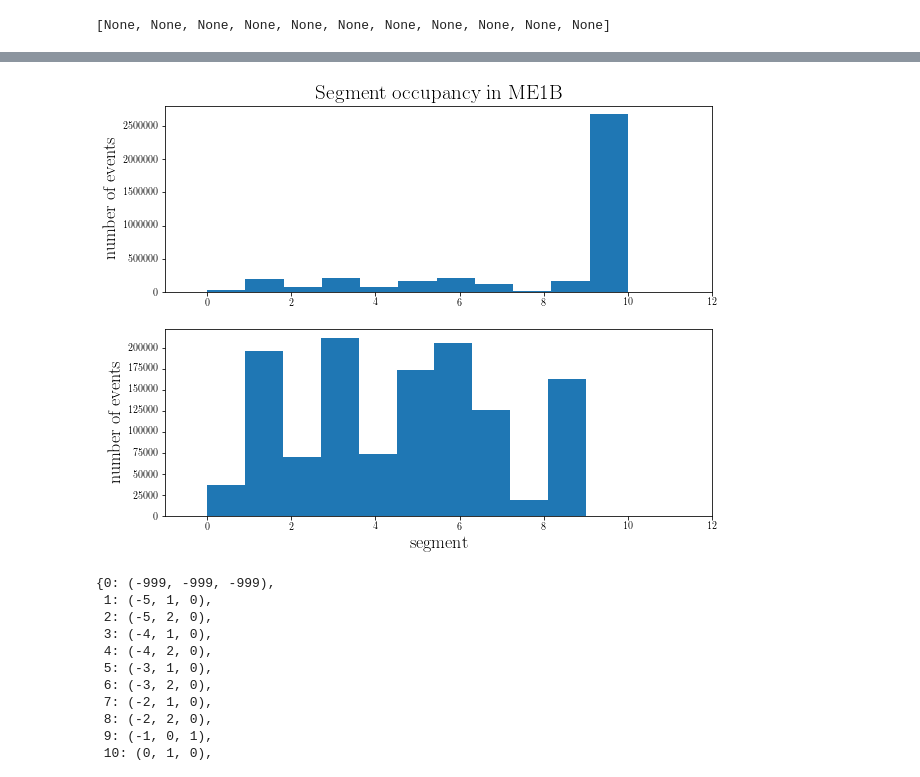
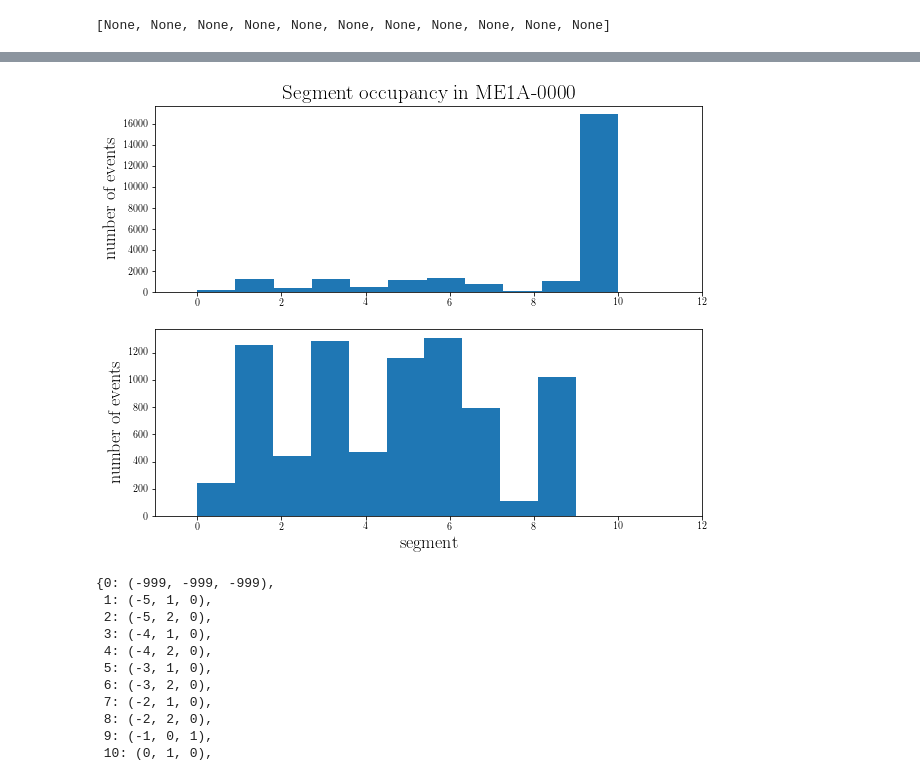
Before and after one commit to faizaakbar/ANNMINERvA, a Jupyter notebook: visualize_planecode_occupancy_stats.ipynb, the cells around one changed output, grey strips where cells are left out. Cells and saved outputs as stored; diff of their text form; code cells hidden in the pictures.

```diff
--- a/visualize_planecode_occupancy_stats.ipynb
+++ b/visualize_planecode_occupancy_stats.ipynb
@@ -18,7 +18,7 @@ def decode_eventid(eventid):
     run = eventid
     return (run, subrun, gate, phys_evt)
 # %%
-f = h5py.File('../hdf5/minosmatch_nukecczdefs_genallzwitht_pcodecap66_127x50x25_xtxutuvtv_me1Bmc.hdf5', 'r')
+f = h5py.File('../hdf5/minosmatch_nukecczdefs_genallzwitht_pcodecap66_127x94x47_xuv_me1Amc_0000.hdf5', 'r')
 # %%
 len(f['eventids'][:])
 # %% [output]
@@ -136,22 +140,22 @@ len(new_data)
 # %%
 fig = plt.figure(figsize=(8, 6))
 fig.subplots_adjust(bottom=0.025, left=0.025, top=0.975, right=0.975)
 
 ax1 = plt.subplot(2, 1, 1)
 _, _, _ = plt.hist(new_data, bins=11, range=(0, 10))
 plt.xlim(-1, 12)
-plt.title('Segment occupancy in ME1B', fontsize=21)
+plt.title('Segment occupancy in ME1A-0000', fontsize=21)
 plt.ylabel('number of events', fontsize=18)
 
 ax2 = plt.subplot(2, 1, 2)
 _, _, _ = plt.hist(new_data, bins=10, range=(0, 9))
 plt.xlim(-1, 12)
 plt.xlabel('segment', fontsize=18)
 plt.ylabel('number of events', fontsize=18)
 
-fig.savefig('segment_occupancy_me1Bmc.pdf', bbox_inches='tight')
+fig.savefig('segment_occupancy_me1Amc_0000.pdf', bbox_inches='tight')
 # %% [output]
-[figure, old version]
+[figure, new version]
 # %%
 import plane_codes
 # %%
```
Also changed, not shown: parts of 22 cells of this notebook.
